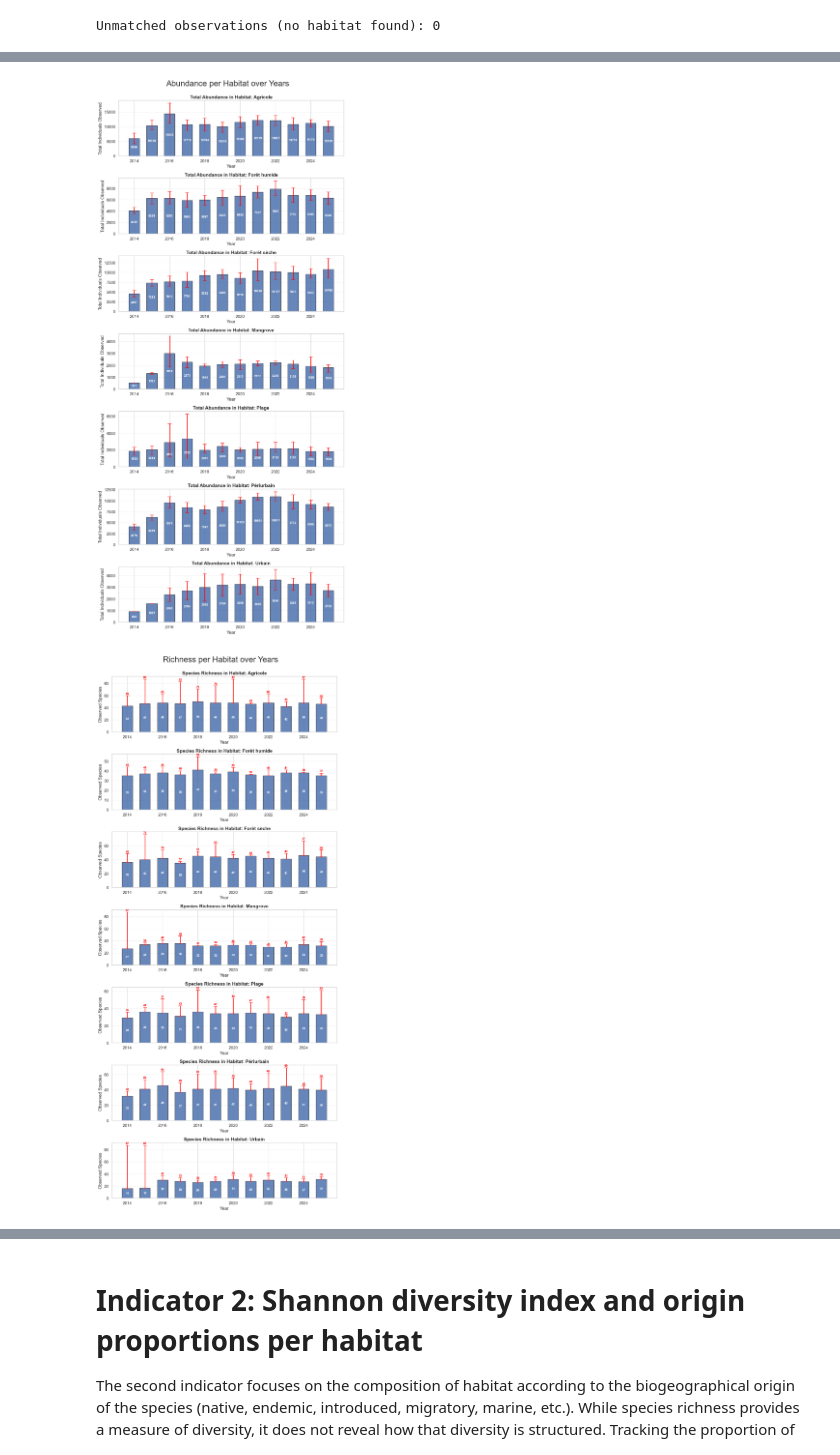
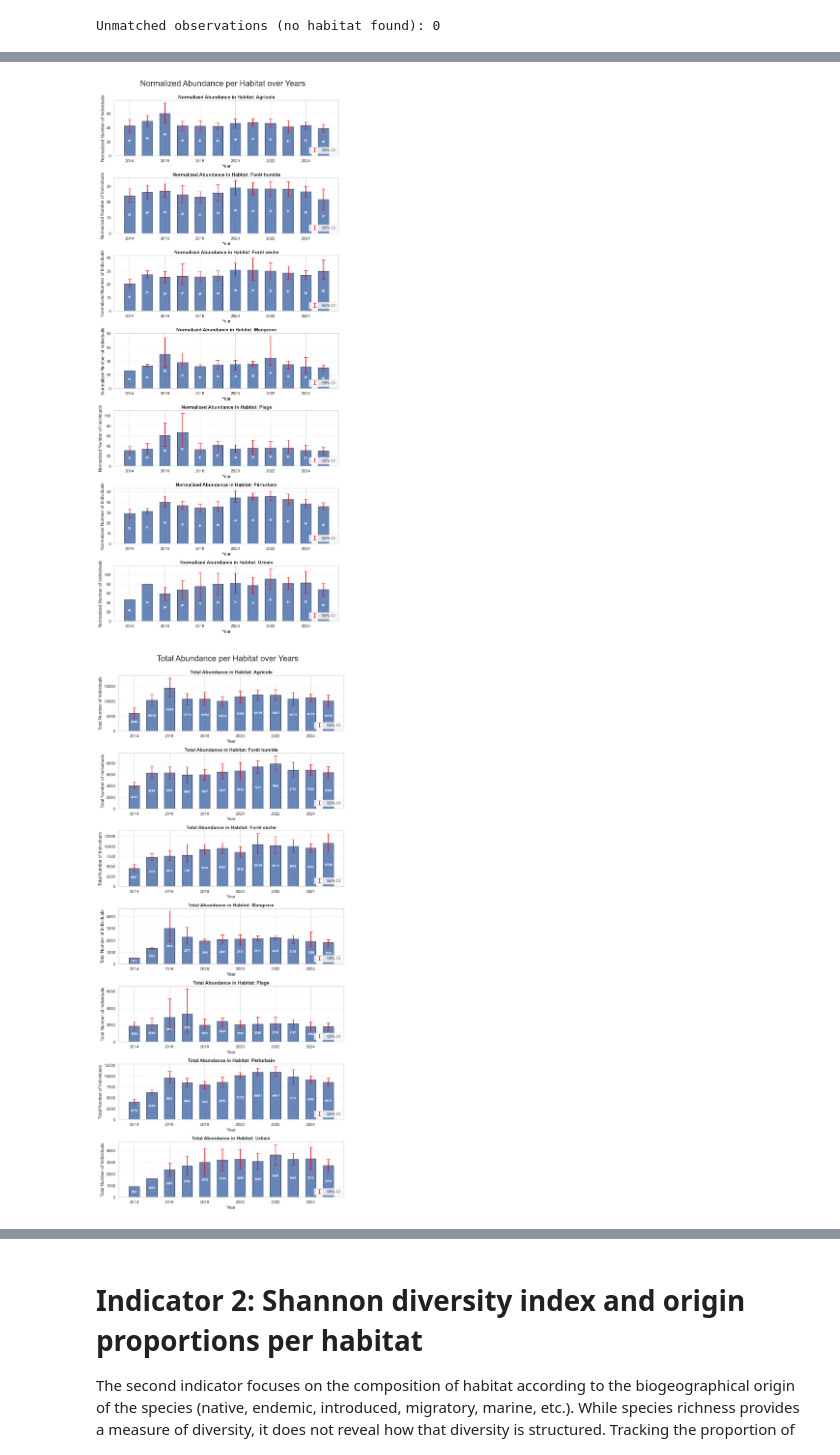
Before and after one commit to baptistepras/birds_biodiversity, a Jupyter notebook: multi_year_indicators.ipynb, the cells around one changed output, grey strips where cells are left out. Cells and saved outputs as stored; diff of their text form; code cells hidden in the pictures.

```diff
--- a/multi_year_indicators.ipynb
+++ b/multi_year_indicators.ipynb
@@ -229,46 +319,69 @@ display(indicator1_multi)
 habitats = indicator1_multi["Habitat"].unique()
 n_habitats = len(habitats)
 
-# Abundance
+# Normalized Abundance
 fig, axes = plt.subplots(nrows=n_habitats, ncols=1, figsize=(12, 4 * n_habitats))
-fig.suptitle("Abundance per Habitat over Years", fontsize=24, y=0.91)  # évite chevauchement
+fig.suptitle("Normalized Abundance per Habitat over Years", fontsize=24, y=0.91)  # évite chevauchement
+
+for ax, habitat in zip(axes, habitats):
+    g = indicator1_multi[indicator1_multi["Habitat"] == habitat].sort_values("year")
+    bars = ax.bar(g["year"], g["Normalized_abundance"], color="#4C72B0", alpha=0.85, width=0.6, edgecolor="black")
+    ax.errorbar(g["year"], g["Normalized_abundance"], yerr=[g["Normalized_abundance"] - g["Normalized_abundance_CI_low"], g["Normalized_abundance_CI_high"] - g["Normalized_abundance"]], fmt="none", ecolor="red", elinewidth=2, capsize=6, label="95% CI")
+    for bar, value in zip(bars, g["Normalized_abundance"]):
+        ax.text(bar.get_x() + bar.get_width()/2, bar.get_height() / 2, f"{int(value)}", ha="center", va="center", fontsize=9, fontweight="bold", color="white")
+    ax.set_title(f"Normalized Abundance in Habitat: {habitat}", fontsize=14, fontweight="bold")
+    ax.set_xlabel("Year")
+    ax.set_ylabel("Normalized Number of Individuals")
+    ax.grid(axis="y", linestyle="--", alpha=0.4)
+    ax.legend(loc="lower right", frameon=True)
+
+plt.xlabel("Year")
+plt.subplots_adjust(hspace=0.4)
+plt.savefig("figures/multi_year_normalized_abundance_by_habitat.jpeg", dpi=300, bbox_inches="tight")
+plt.show()
+
+# Total Abundance
+fig, axes = plt.subplots(nrows=n_habitats, ncols=1, figsize=(12, 4 * n_habitats))
+fig.suptitle("Total Abundance per Habitat over Years", fontsize=24, y=0.91)
 
 for ax, habitat in zip(axes, habitats):
     g = indicator1_multi[indicator1_multi["Habitat"] == habitat].sort_values("year")
     bars = ax.bar(g["year"], g["Abundance"], color="#4C72B0", alpha=0.85, width=0.6, edgecolor="black")
-    ax.errorbar(g["year"], g["Abundance"], yerr=[g["Abundance"] - g["Abundance_CI_low"], g["Abundance_CI_high"] - g["Abundance"]], fmt="none", ecolor="red", elinewidth=2, capsize=6)
+    ax.errorbar(g["year"], g["Abundance"], yerr=[g["Abundance"] - g["Abundance_CI_low"], g["Abundance_CI_high"] - g["Abundance"]], fmt="none", ecolor="red", elinewidth=2, capsize=6, label="95% CI")
     for bar, value in zip(bars, g["Abundance"]):
         ax.text(bar.get_x() + bar.get_width()/2, bar.get_height() / 2, f"{int(value)}", ha="center", va="center", fontsize=9, fontweight="bold", color="white")
     ax.set_title(f"Total Abundance in Habitat: {habitat}", fontsize=14, fontweight="bold")
     ax.set_xlabel("Year")
-    ax.set_ylabel("Total Individuals Observed")
+    ax.set_ylabel("Total Number of Individuals")
     ax.grid(axis="y", linestyle="--", alpha=0.4)
+    ax.legend(loc="lower right", frameon=True)
 
 plt.xlabel("Year")
 plt.subplots_adjust(hspace=0.4)
-plt.savefig("figures/multi_year_abundance_by_habitat.jpeg", dpi=300, bbox_inches="tight")
+plt.savefig("figures/multi_year_total_abundance_by_habitat.jpeg", dpi=300, bbox_inches="tight")
 plt.show()
 
 # Richness (Observed + Chao2 Upper Bound)
 fig, axes = plt.subplots(nrows=n_habitats, ncols=1, figsize=(12, 4 * n_habitats))
 fig.suptitle("Richness per Habitat over Years", fontsize=24, y=0.91)
 
 for ax, habitat in zip(axes, habitats):
     g = indicator1_multi[indicator1_multi["Habitat"] == habitat].sort_values("year")
     bars = ax.bar(g["year"], g["Richness_observed"], color="#4C72B0", alpha=0.85, width=0.6, edgecolor="black")
-    ax.errorbar(g["year"], g["Richness_observed"], yerr=[np.zeros(len(g)), g["Richness_Chao2"] - g["Richness_observed"]], fmt="none", ecolor="red", elinewidth=2, capsize=6)
+    ax.errorbar(g["year"], g["Richness_observed"], yerr=[np.zeros(len(g)), g["Richness_Chao2_CI_high"] - g["Richness_observed"]], fmt="none", ecolor="red", elinewidth=2, capsize=6, label="97.5% CI")
     for bar, value in zip(bars, g["Richness_observed"]):
         ax.text(bar.get_x() + bar.get_width()/2, bar.get_height() / 2, f"{int(value)}", ha="center", va="center", fontsize=9, fontweight="bold", color="white")
-    for x, ub in zip(g["year"], g["Richness_Chao2"]):
+    for x, ub in zip(g["year"], g["Richness_Chao2_CI_high"]):
         ax.text(x, ub + 0.5, f"{int(ub)}", ha="center", va="bottom", fontsize=9, fontweight="bold", color="red")
     ax.set_title(f"Species Richness in Habitat: {habitat}", fontsize=14, fontweight="bold")
     ax.set_xlabel("Year")
-    ax.set_ylabel("Observed Species")
+    ax.set_ylabel("Number of Species")
     ax.grid(axis="y", linestyle="--", alpha=0.4)
+    ax.legend(loc="lower right", frameon=True)
 
 plt.subplots_adjust(hspace=0.4)
 plt.savefig("figures/multi_year_richness_by_habitat.jpeg", dpi=300, bbox_inches="tight")
 plt.show()
 # %% [output]
-[figure, old version]
+[figure, new version]
-[figure, old version]
+[figure, new version]
```
Also changed, not shown: parts of 14 cells of this notebook.
